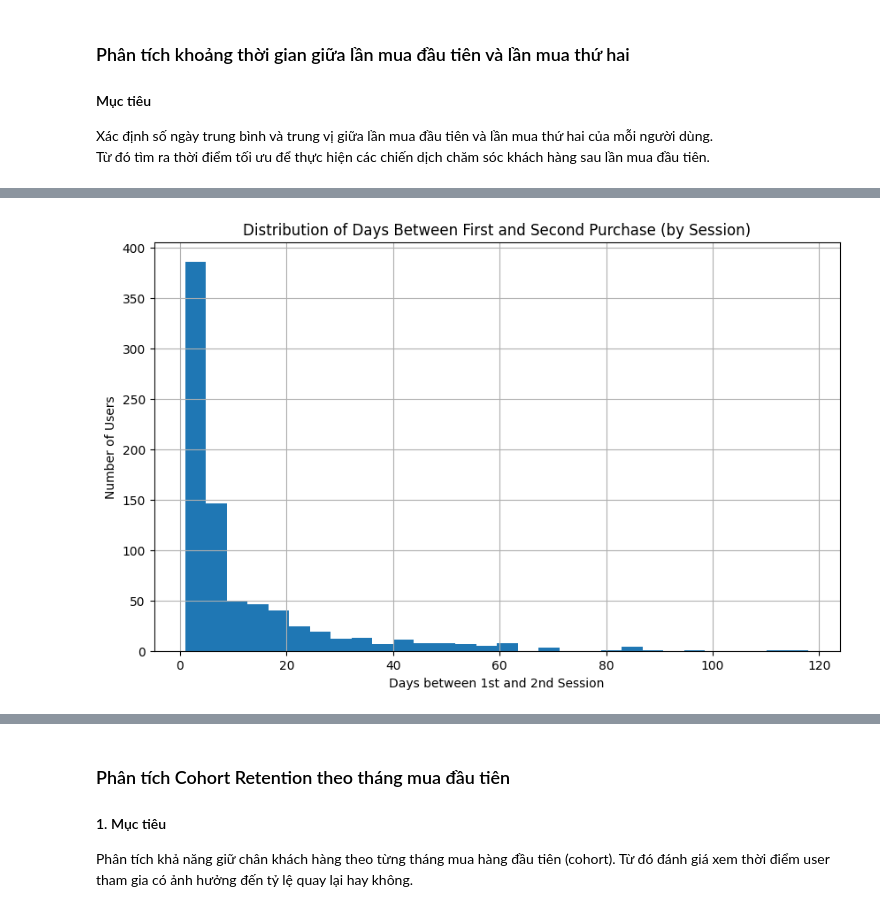
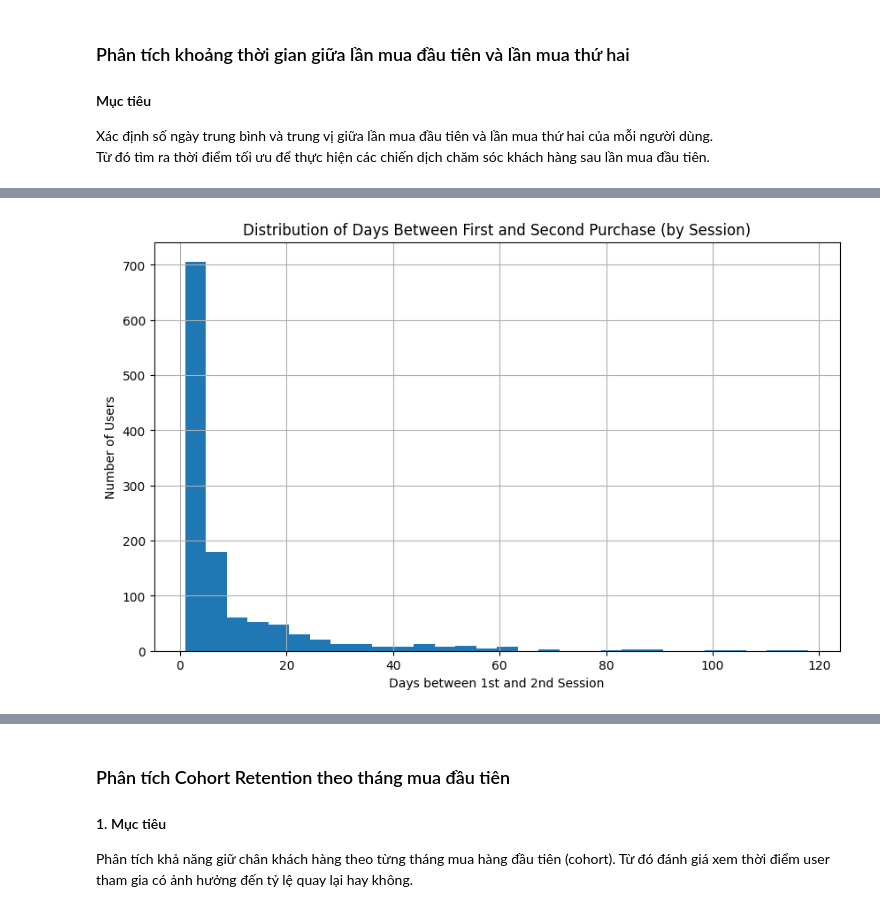
Before and after one commit to hanvocado/ecommerce-analysis, a Jupyter notebook: preprocess.ipynb, the cells around one changed output, grey strips where cells are left out. Cells and saved outputs as stored; diff of their text form; code cells hidden in the pictures.

```diff
--- a/preprocess.ipynb
+++ b/preprocess.ipynb
@@ -798,0 +784,12 @@ dtype: float64
+# %%
+# Lọc các user có ít nhất 2 ngày mua khác nhau
+valid_users = (
+    session_dates
+    .groupby('user_id')['event_date']
+    .nunique()
+    .loc[lambda x: x >= 2]
+    .index
+)
+
+multi_purchase_sessions = session_dates[session_dates['user_id'].isin(valid_users)].copy()
+print(multi_purchase_sessions.head())
@@ -798,0 +803,16 @@ dtype: float64
+# %%
+# Với mỗi user, sắp xếp theo ngày và lấy ngày thứ nhất, thứ hai
+first_second_purchase = (
+    multi_purchase_sessions
+    .sort_values(['user_id', 'event_date'])
+    .groupby('user_id')['event_date']
+    .apply(lambda x: list(x.unique()[:2]))
+    .reset_index(name='purchase_dates')
+)
+
+# Tính số ngày chênh lệch giữa lần 2 và lần 1
+first_second_purchase['days_between'] = first_second_purchase['purchase_dates'].apply(
+    lambda x: (x[1] - x[0]).days
+)
+
+print(first_second_purchase['days_between'].describe())
@@ -799,15 +829,15 @@ dtype: float64
 # %%
 import matplotlib.pyplot as plt
 
 plt.figure(figsize=(10,6))
-days_between.hist(bins=30)
+first_second_purchase['days_between'].hist(bins=30)
 plt.title('Distribution of Days Between First and Second Purchase (by Session)')
 plt.xlabel('Days between 1st and 2nd Session')
 plt.ylabel('Number of Users')
 plt.grid(True)
 plt.show()
 # %% [output]
-[figure, old version]
+[figure, new version]
 # %% [markdown]
 ### Nhận xét kết quả khoảng thời gian giữa lần mua đầu tiên và lần mua thứ hai
 
```
Also changed, not shown: parts of 30 cells of this notebook.
